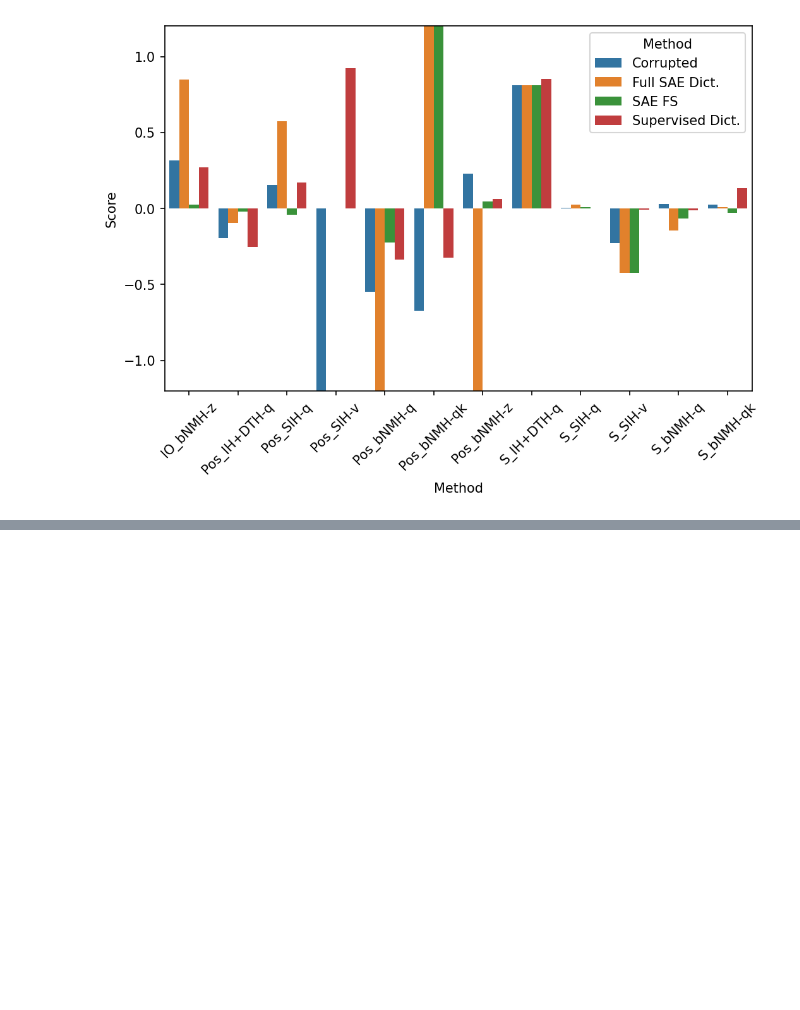
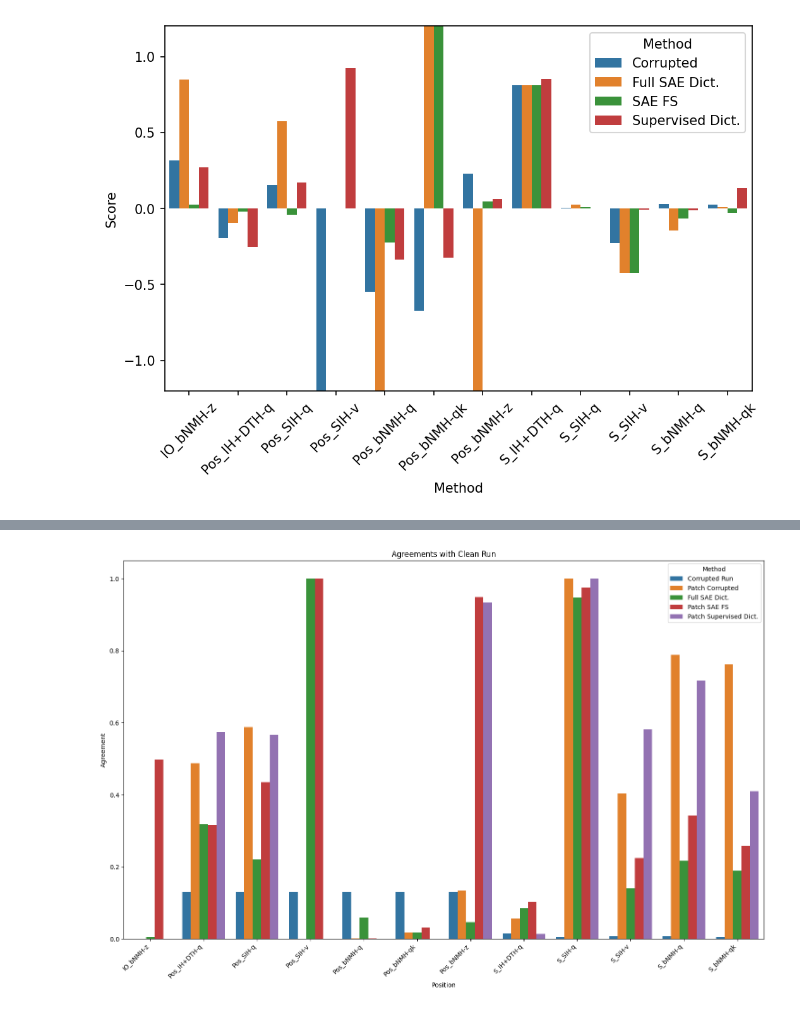
Before and after one commit to ghidav/sae-transfer-learning, a Jupyter notebook: eval_analysis.ipynb, the cells around one changed output, grey strips where cells are left out. Cells and saved outputs as stored; diff of their text form; code cells hidden in the pictures; blank space fills up the shorter version.

Commit message:
Changed agreements metric

```diff
--- a/eval_analysis.ipynb
+++ b/eval_analysis.ipynb
@@ -112 +219,24 @@ Text(0.5, 1.0, 'Agreements with clean run')
+# %%
+# Reset index to turn the index into a column
+results_df_reset = results_df.reset_index()
+results_df_reset = results_df_reset.rename(columns={'index': 'Position'})
+
+# Melt the DataFrame to long format
+df_melted = results_df_reset.melt(id_vars='Position', var_name='Method', value_name='Agreement')
+
+# Create the plot
+plt.figure(figsize=(15, 10))
+plt.title("Agreements with Clean Run")
+sns.barplot(x='Position', y='Agreement', hue='Method', data=df_melted)
+
+# Rotate x-axis labels
+plt.xticks(rotation=45, ha='right')
+
+# Adjust the subplot layout
+plt.tight_layout()
+
+# Show the plot
+plt.show()
+# %% [output]
+[figure, added]
 # %%
```
Also changed, not shown: parts of 7 cells of this notebook, 1 other file.
